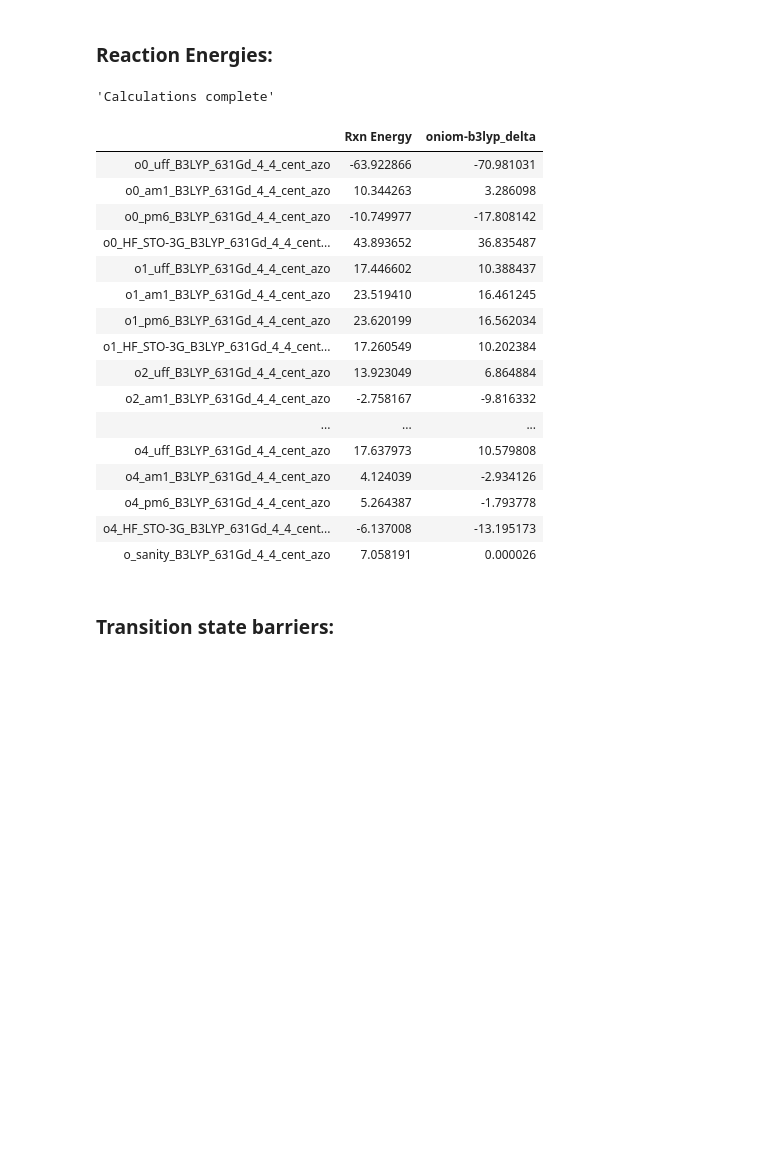
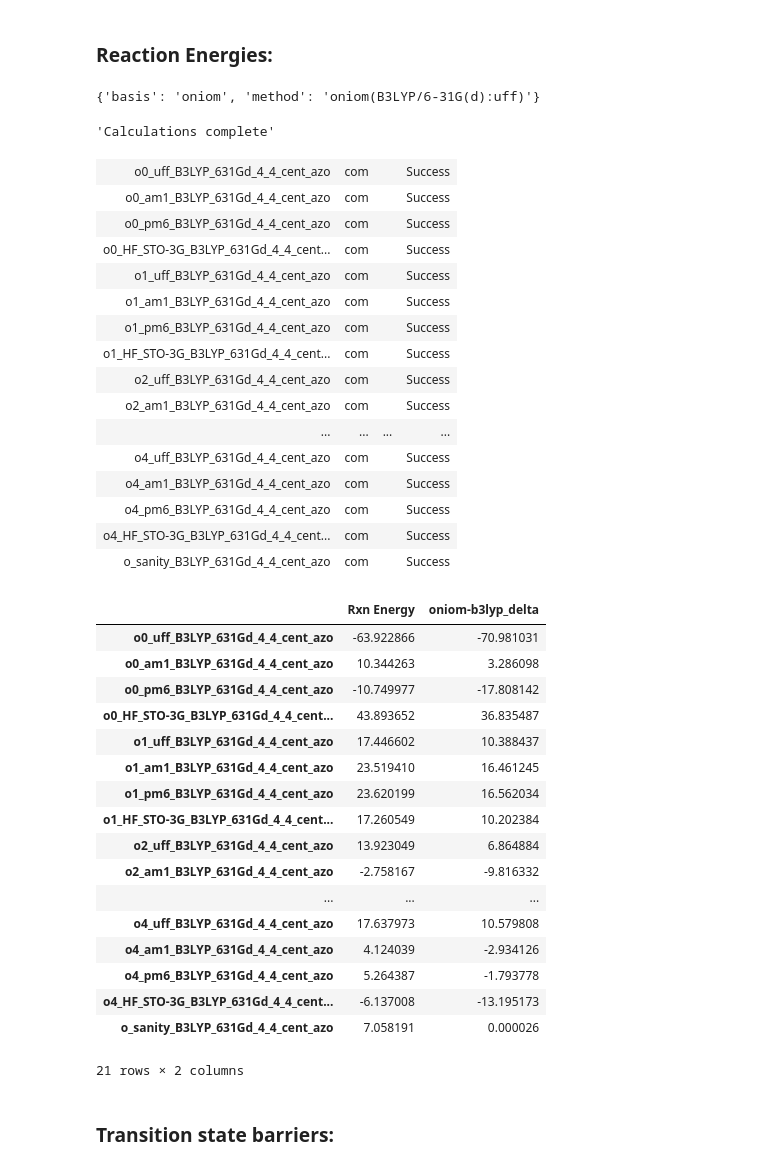
Before and after one commit to Clyde-fare/phd_notebooks, a Jupyter notebook: Graphene_oniom_cycloadditions_v2.ipynb, the cells around one changed output. Drawn from its saved outputs; the diff is of its cells as text; code cells hidden in the pictures; blank space fills up the shorter version.

```diff
--- a/Graphene_oniom_cycloadditions_v2.ipynb
+++ b/Graphene_oniom_cycloadditions_v2.ipynb
@@ -43,6 +43,10 @@ graph_atoms.update({4:graph_atoms[2] + [38,39,52,40,47,55,48,56,43,44,53,45,17,6
 l_methods = ['uff','am1','pm6','HF/STO-3G']
 # %% [markdown]
 ### Reaction Energies:
+# %%
+graph_ylid.calc.
+# %% [output]
+{'basis': 'oniom', 'method': 'oniom(B3LYP/6-31G(d):uff)'}
 # %%
 o_44_azo = []
 o_44 = []
@@ -53,16 +57,16 @@ for siz in range(5):
         graph_ylid_name = 'o{s}_{m}_B3LYP_631Gd_4_4_cent_azo'.format(m=meth.replace('/', '_'), s=siz)
         graph_ylid.set_calculator(Gaussian(label=graph_ylid_name, method='oniom(B3LYP/6-31G(d):{l})'.format(l=meth), basis='oniom'))
         graph_ylid_H = ylide_atoms + graph_atoms[siz]
-        graph_ylid.calc.coord_params['layers'] = [[no -1 for no in graph_ylid_H]]
-        graph_ylid.calc.coord_params['layer_mults'] = [1,1]
+        graph_ylid.calc.oniom_coord_params['layers'] = [[no -1 for no in graph_ylid_H]]
+        graph_ylid.calc.oniom_coord_params['layer_mults'] = [1,1]
         graph_ylid.calc.set_job(nodes=8, memory=8*1400, time=5)
 
         graph = read(graph_44_xyz)
         graph_name = 'o{s}_{m}_B3LYP_631Gd_4_4_graphene'.format(m=meth.replace('/', '_'), s=siz)
         graph.set_calculator(Gaussian(label=graph_name, method='oniom(B3LYP/6-31G(d):{l})'.format(l=meth), basis='oniom'))
         graph_H = graph_atoms[siz]
-        graph.calc.coord_params['layers'] = [[no -1 for no in graph_H]]
-        graph.calc.coord_params['layer_mults'] = [1,1]
+        graph.calc.oniom_coord_params['layers'] = [[no -1 for no in graph_H]]
+        graph.calc.oniom_coord_params['layer_mults'] = [1,1]
         graph.calc.set_job(nodes=8, memory=8*1400, time=5)
 
         #graph_ylid.get_potential_energy()
@@ -75,16 +79,16 @@ graph_ylid = read(azo_44_xyz)
 graph_ylid_name = 'o_sanity_B3LYP_631Gd_4_4_cent_azo'
 graph_ylid.set_calculator(Gaussian(label=graph_ylid_name, method='oniom(B3LYP/6-31G(d):B3LYP/6-31G(d))', basis='oniom'))
 graph_ylid_H = ylide_atoms + graph_atoms[0]
-graph_ylid.calc.coord_params['layers'] = [[no -1 for no in graph_ylid_H]]
-graph_ylid.calc.coord_params['layer_mults'] = [1,1]
+graph_ylid.calc.oniom_coord_params['layers'] = [[no -1 for no in graph_ylid_H]]
+graph_ylid.calc.oniom_coord_params['layer_mults'] = [1,1]
 graph_ylid.calc.set_job(nodes=8, memory=8*1400, time=5)
 
 graph = read(graph_44_xyz)
 graph_name = 'o_sanity_B3LYP_631Gd_4_4_graphene'
 graph.set_calculator(Gaussian(label=graph_name, method='oniom(B3LYP/6-31G(d):B3LYP/6-31G(d))', basis='oniom'))
 graph_H = graph_atoms[0]
-graph.calc.coord_params['layers'] = [[no -1 for no in graph_H]]
-graph.calc.coord_params['layer_mults'] = [1,1]
+graph.calc.oniom_coord_params['layers'] = [[no -1 for no in graph_H]]
+graph.calc.oniom_coord_params['layer_mults'] = [1,1]
 graph.calc.set_job(nodes=8, memory=8*1400, time=5)
 
 #graph_ylid.get_potential_energy()
@@ -95,6 +99,25 @@ o_44.append(graph)
 check_calcs(o_44 + o_44_azo)
 # %% [output]
 'Calculations complete'
+# %%
+mols_to_html(o_44_azo)
+# %% [output]
+| o0_uff_B3LYP_631Gd_4_4_cent_azo | com |  | Success |
+| o0_am1_B3LYP_631Gd_4_4_cent_azo | com |  | Success |
+| o0_pm6_B3LYP_631Gd_4_4_cent_azo | com |  | Success |
+| o0_HF_STO-3G_B3LYP_631Gd_4_4_cent... | com |  | Success |
+| o1_uff_B3LYP_631Gd_4_4_cent_azo | com |  | Success |
+| o1_am1_B3LYP_631Gd_4_4_cent_azo | com |  | Success |
+| o1_pm6_B3LYP_631Gd_4_4_cent_azo | com |  | Success |
+| o1_HF_STO-3G_B3LYP_631Gd_4_4_cent... | com |  | Success |
+| o2_uff_B3LYP_631Gd_4_4_cent_azo | com |  | Success |
+| o2_am1_B3LYP_631Gd_4_4_cent_azo | com |  | Success |
+| ... | ... | ... | ... |
+| o4_uff_B3LYP_631Gd_4_4_cent_azo | com |  | Success |
+| o4_am1_B3LYP_631Gd_4_4_cent_azo | com |  | Success |
+| o4_pm6_B3LYP_631Gd_4_4_cent_azo | com |  | Success |
+| o4_HF_STO-3G_B3LYP_631Gd_4_4_cent... | com |  | Success |
+| o_sanity_B3LYP_631Gd_4_4_cent_azo | com |  | Success |
 # %%
 azo = read('../cycloadd/B3LYP_631Gd_B3LYP_631Gd_azomethine_ylide_mult_1.log')
 # %%
@@ -122,7 +145,7 @@ o_dft_delt_data = pandas.Series(delt_Es, names)
 #energy in Kcal/mol
 d = {'Rxn Energy': o_data, 'oniom-b3lyp_delta': o_dft_delt_data}
 rxn_frame_2 = pandas.DataFrame(d)
-rxn_frame_2.save('o_rxn_E_data_2.pickle')
+#rxn_frame_2.save('o_rxn_E_data_2.pickle')
 rxn_frame_2
 # %% [output]
 |  | Rxn Energy | oniom-b3lyp_delta |
@@ -142,6 +165,7 @@ rxn_frame_2
 | o4_pm6_B3LYP_631Gd_4_4_cent_azo | 5.264387 | -1.793778 |
 | o4_HF_STO-3G_B3LYP_631Gd_4_4_cent... | -6.137008 | -13.195173 |
 | o_sanity_B3LYP_631Gd_4_4_cent_azo | 7.058191 | 0.000026 |
+21 rows × 2 columns
 # %% [markdown]
 ### Transition state barriers:
 # %%
```
Also changed, not shown: parts of 2 cells of this notebook, 20 other files.
